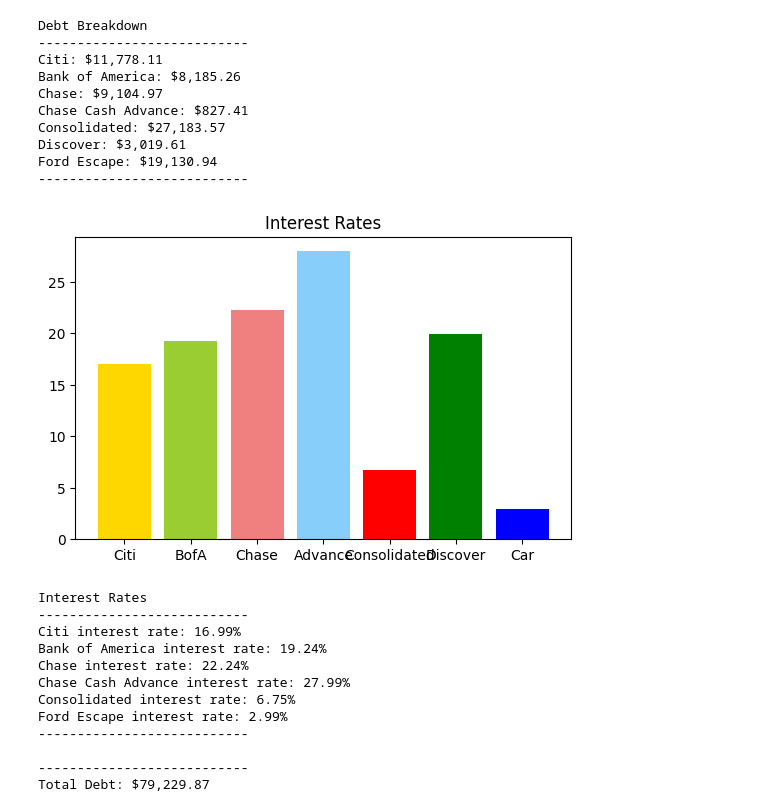
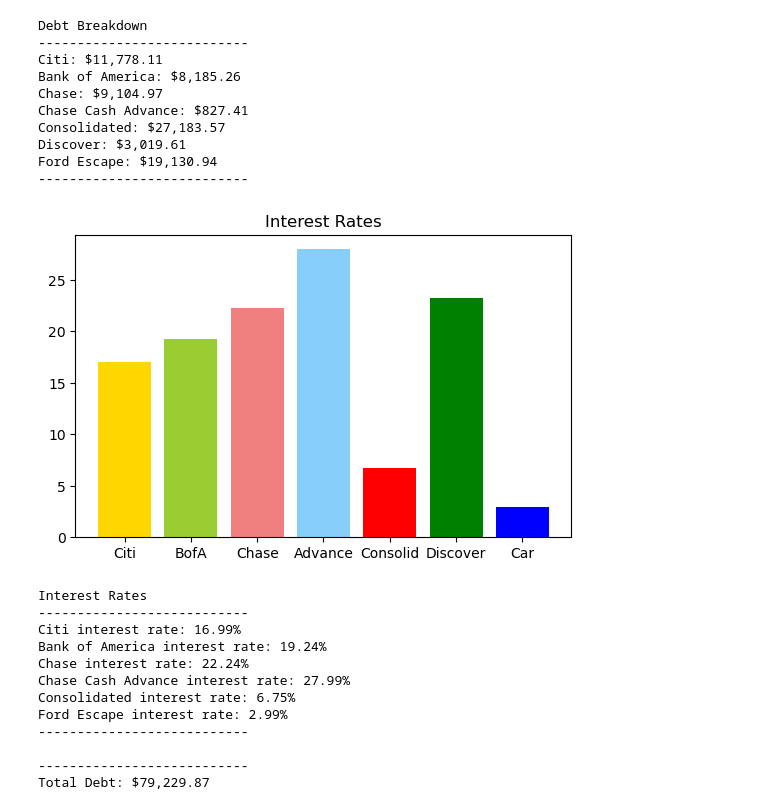
Before and after one commit to BrendanGlancy/akron, a Jupyter notebook: misc/hope/Debt.ipynb, the cells around one changed output. Drawn from its saved outputs; the diff is of its cells as text; code cells hidden in the pictures.

```diff
--- a/misc/hope/Debt.ipynb
+++ b/misc/hope/Debt.ipynb
@@ -16,7 +16,7 @@ citi_rate = 16.99
 bofa_rate = 19.24
 chase_rate = 22.24
 chase_rate_cash = 27.99
-discover_rate = 19.99
+discover_rate = 23.24
 consolidated_rate = 6.75
 ford_escape_rate = 2.99
 
@@ -31,7 +31,7 @@ colors = ['gold', 'yellowgreen', 'lightcoral', 'lightskyblue', 'red', 'green', '
 explode = (0, 0, 0, 0, 0, 0, 0)  # explode a slice if required
 
 # Make a bar graph for the interest rates
-labels2 = 'Citi', 'BofA', 'Chase', 'Advance', 'Consolidated', 'Discover', 'Car'
+labels2 = 'Citi', 'BofA', 'Chase', 'Advance', 'Consolid', 'Discover', 'Car'
 # Display the interest rates as a percentage
 sizes2 = [citi_rate, bofa_rate, chase_rate, chase_rate_cash, consolidated_rate, discover_rate, ford_escape_rate]
 colors2 = ['gold', 'yellowgreen', 'lightcoral', 'lightskyblue', 'red', 'green', 'blue']
@@ -66,34 +66,34 @@ plt.bar(labels2, sizes2, color=colors2)
 plt.gcf().subplots_adjust(bottom=0.25)
 plt.show()
 
 
 # display the interest rates individually
 print("Interest Rates")
 print("---------------------------")
 print("Citi interest rate: {}%".format(citi_rate))
 print("Bank of America interest rate: {}%".format(bofa_rate))
 print("Chase interest rate: {}%".format(chase_rate))
 print("Chase Cash Advance interest rate: {}%".format(chase_rate_cash))
 print("Consolidated interest rate: {}%".format(consolidated_rate))
 print("Ford Escape interest rate: {}%".format(ford_escape_rate))
 print("---------------------------\n")
 
 print("---------------------------")
 # print the total debt rounded to 2 decimal places
 print("Total Debt: ${:,.2f}".format(round(total_debt, 2)))
 # %% [output]
 [figure]
 Debt Breakdown
 ---------------------------
 Citi: $11,778.11
 Bank of America: $8,185.26
 Chase: $9,104.97
 Chase Cash Advance: $827.41
 Consolidated: $27,183.57
 Discover: $3,019.61
 Ford Escape: $19,130.94
 ---------------------------
-[figure, old version]
+[figure, new version]
 Interest Rates
 ---------------------------
 Citi interest rate: 16.99%
```
